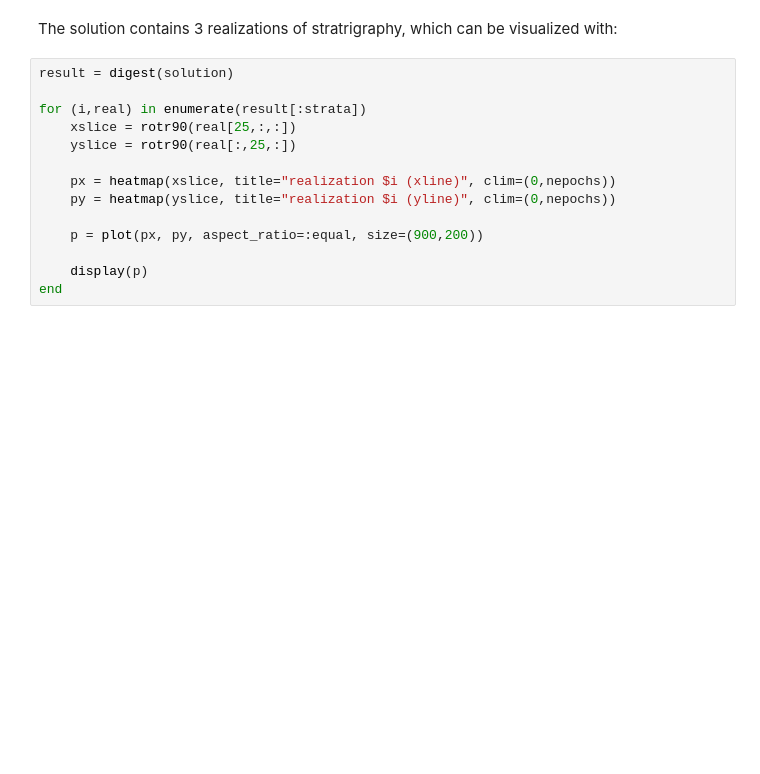
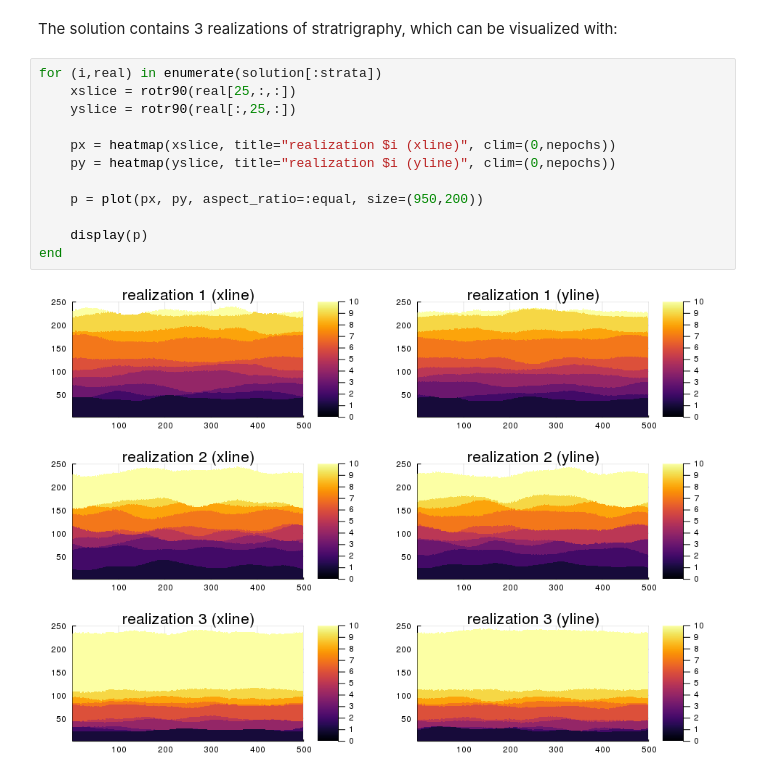
Before and after one commit to JuliaEarth/StratiGraphics.jl, a Jupyter notebook: docs/Usage.ipynb, the cells around one changed output. Saved outputs shown, nothing was run; the diff lists cells and outputs as text; blank space fills up the shorter version.

```diff
--- a/docs/Usage.ipynb
+++ b/docs/Usage.ipynb
@@ -120,16 +134,18 @@ solution = solve(problem, solver)
 # %% [markdown]
 The solution contains 3 realizations of stratrigraphy, which can be visualized with:
 # %%
-result = digest(solution)
-
-for (i,real) in enumerate(result[:strata])
+for (i,real) in enumerate(solution[:strata])
     xslice = rotr90(real[25,:,:])
     yslice = rotr90(real[:,25,:])
 
     px = heatmap(xslice, title="realization $i (xline)", clim=(0,nepochs))
     py = heatmap(yslice, title="realization $i (yline)", clim=(0,nepochs))
 
-    p = plot(px, py, aspect_ratio=:equal, size=(900,200))
+    p = plot(px, py, aspect_ratio=:equal, size=(950,200))
 
     display(p)
 end
+# %% [output]
+[figure, added]
+[figure, added]
+[figure, added]
```
Also changed, not shown: parts of 11 cells of this notebook.
